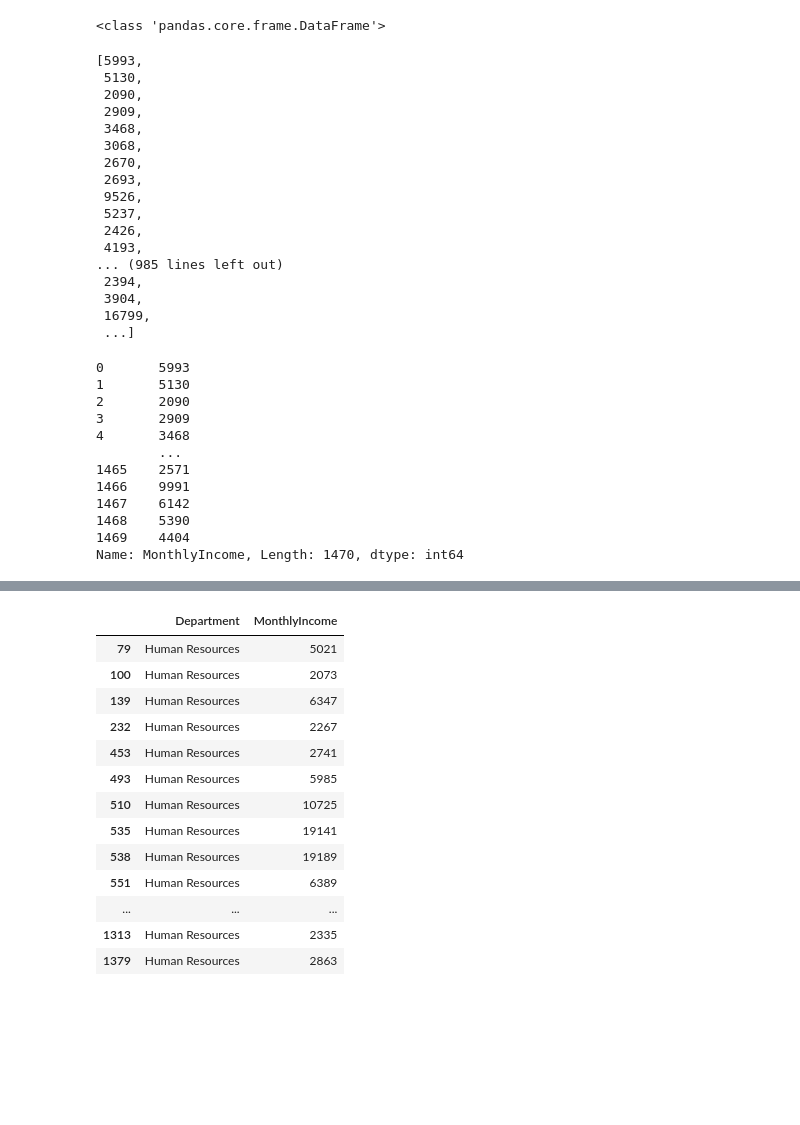
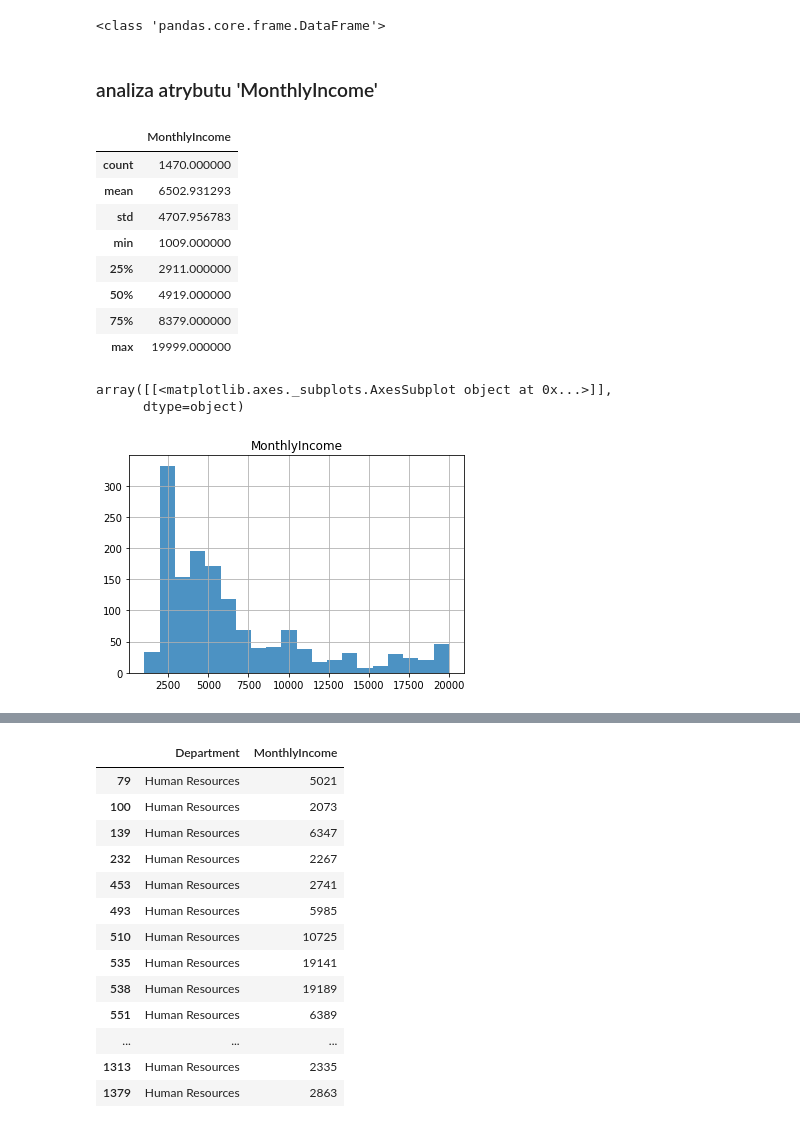
Before and after one commit to infoshareacademy/jdsz4-dept, a Jupyter notebook: projekt_python/ep_Python_pandas_analiza_bazy_MonthlyIncome_Department_JobRole.ipynb, the cells around one changed output, grey strips where cells are left out. Drawn from its saved outputs; the diff is of its cells as text; code cells hidden in the pictures; blank space fills up the shorter version.

```diff
--- a/projekt_python/ep_Python_pandas_analiza_bazy_MonthlyIncome_Department_JobRole.ipynb
+++ b/projekt_python/ep_Python_pandas_analiza_bazy_MonthlyIncome_Department_JobRole.ipynb
@@ -7,6 +7,7 @@ import numpy as np
 from matplotlib import pyplot
 
 filename = "WA_Fn-UseC_-HR-Employee-Attrition.csv"
+pyplot.rcParams.update({'font.size': 10})
 # %%
 file_path = "/Users/ela/Data Scientist - InfoshareAcademy/Python/WA_Fn-UseC_-HR-Employee-Attrition 3.csv"
 # %%
@@ -45,38 +52,23 @@ data_frame.head()
 print(type(data_frame))
 # %% [output]
 <class 'pandas.core.frame.DataFrame'>
-# %%
-list(data_frame["MonthlyIncome"])
-# %% [output]
-[5993,
- 5130,
- 2090,
- 2909,
- 3468,
- 3068,
- 2670,
- 2693,
- 9526,
- 5237,
- 2426,
- 4193,
-... (985 lines left out)
- 2394,
- 3904,
- 16799,
- ...]
+# %% [markdown]
+### analiza atrybutu 'MonthlyIncome'
 # %%
-data_frame["MonthlyIncome"]
+data_frame[["MonthlyIncome"]].describe()
 # %% [output]
-0       5993
-1       5130
-2       2090
-3       2909
-4       3468
-        ...
-1465    2571
-1466    9991
-1467    6142
-1468    5390
-1469    4404
-Name: MonthlyIncome, Length: 1470, dtype: int64
+|  | MonthlyIncome |
+| count | 1470.000000 |
+| mean | 6502.931293 |
+| std | 4707.956783 |
+| min | 1009.000000 |
+| 25% | 2911.000000 |
+| 50% | 4919.000000 |
+| 75% | 8379.000000 |
+| max | 19999.000000 |
+# %%
+data_frame[["MonthlyIncome"]].hist(bins=20, alpha=0.8)
+# %% [output]
+array([[<matplotlib.axes._subplots.AxesSubplot object at 0x...>]],
+      dtype=object)
+[figure, added]
```
Also changed, not shown: parts of 42 cells of this notebook.
